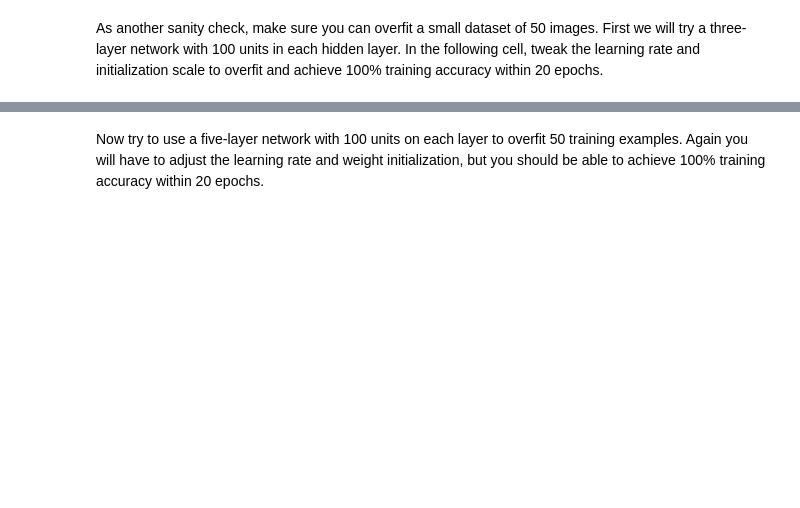
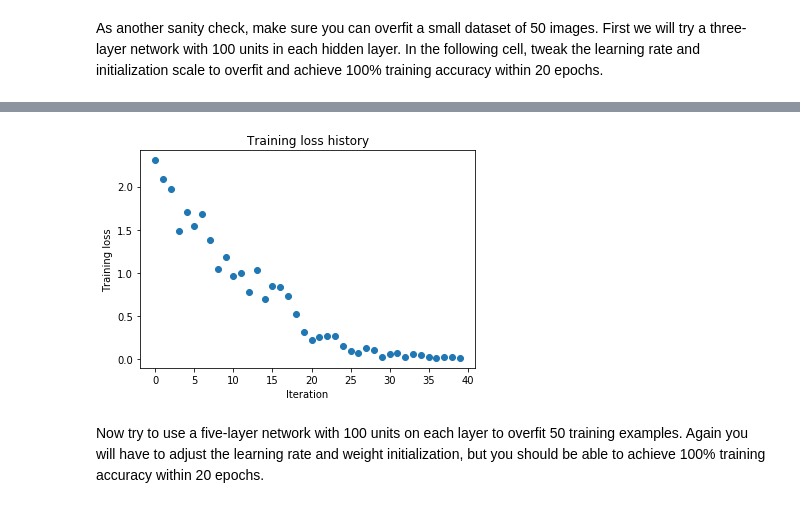
Before and after one commit to melfm/learning-classifiers, a Jupyter notebook: playground/cs231n/assignment2/FullyConnectedNets.ipynb, the cells around one changed output, grey strips where cells are left out. Drawn from its saved outputs; the diff is of its cells as text; code cells hidden in the pictures; blank space fills up the shorter version.

```diff
--- a/playground/cs231n/assignment2/FullyConnectedNets.ipynb
+++ b/playground/cs231n/assignment2/FullyConnectedNets.ipynb
@@ -444,7 +438,7 @@ small_data = {
 }
 
 weight_scale = 1e-2
-learning_rate = 1e-4
+learning_rate = 1e-2
 model = FullyConnectedNet([100, 100],
               weight_scale=weight_scale, dtype=np.float64)
 solver = Solver(model, small_data,
@@ -461,3 +455,4 @@ plt.title('Training loss history')
 plt.xlabel('Iteration')
 plt.ylabel('Training loss')
 plt.show()
+# %% [output]
@@ -464,3 +476,4 @@ plt.show()
+[figure, added]
 # %% [markdown]
 Now try to use a five-layer network with 100 units on each layer to overfit 50 training examples. Again you will have to adjust the learning rate and weight initialization, but you should be able to achieve 100% training accuracy within 20 epochs.
 # %%
```
Also changed, not shown: parts of 14 cells of this notebook, 1 other file.
